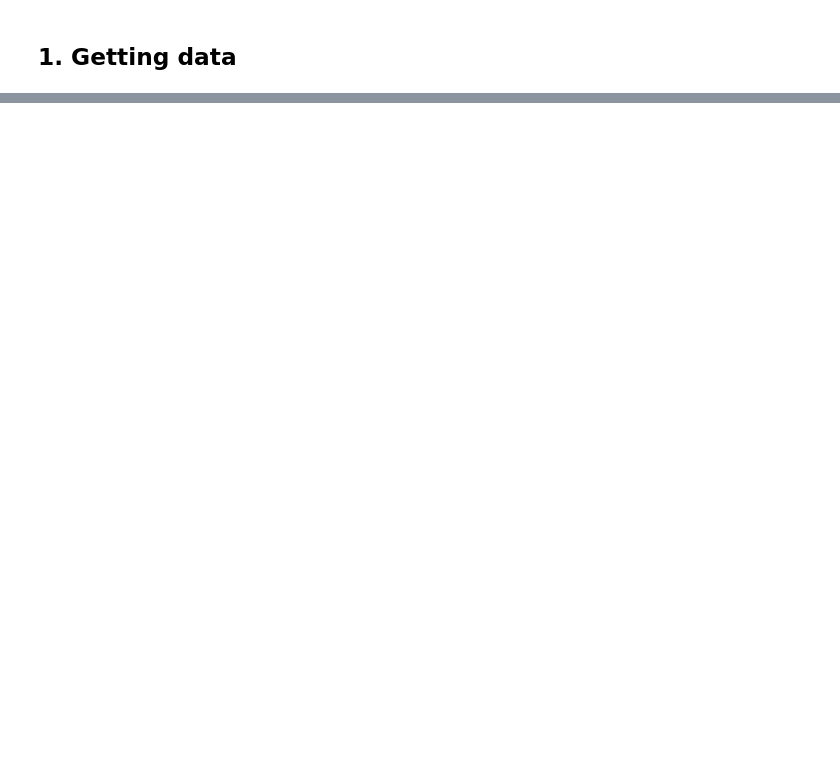
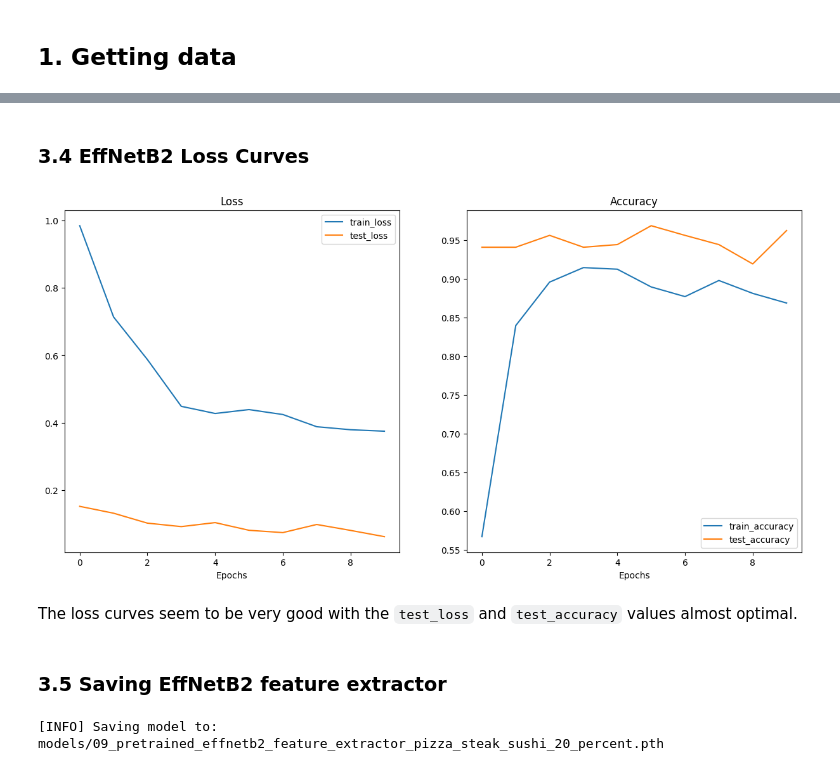
Before and after one commit to Aaron-Serpilin/Zero-To-Mastery-Pytorch, a Jupyter notebook: Fundamentals/09_PyTorch_Model_Deployment.ipynb, the cells around one changed output, grey strips where cells are left out. Saved outputs shown, nothing was run; the diff lists cells and outputs as text; code cells hidden in the pictures; blank space fills up the shorter version.

Commit message:
EffNetB2 feature extractor added

```diff
--- a/Fundamentals/09_PyTorch_Model_Deployment.ipynb
+++ b/Fundamentals/09_PyTorch_Model_Deployment.ipynb
@@ -140,0 +216,21 @@ device
+# %%
+def create_effnetb2_model(num_classes:int=3,
+                          seed:int=42):
+
+  weights = torchvision.models.EfficientNet_B2_Weights.DEFAULT
+  transforms = weights.transforms()
+  model = torchvision.models.efficientnet_b2(weights=weights)
+
+  for param in model.parameters():
+    param.requires_grad = False
+
+  torch.manual_seed(seed)
+  model.classifier = nn.Sequential(
+      nn.Dropout(p=0.3, inplace=True),
+      nn.Linear(in_features=1408, out_features=num_classes)
+  )
+
+  return model, transforms
+# %%
+effnetb2, effnetb2_transforms = create_effnetb2_model(num_classes=3,
+                                                      seed=42)
@@ -140,0 +265,6 @@ device
+# %%
+from going_modular import data_setup
+train_dataloader_effnetb2, test_dataloader_effnetb2, class_names = data_setup.create_dataloaders(train_dir=train_dir,
+                                                                                                 test_dir=test_dir,
+                                                                                                 transform=effnetb2_transforms,
+                                                                                                 batch_size=32)
@@ -140,0 +273,13 @@ device
+# %%
+from going_modular import engine
+
+optimizer = torch.optim.Adam(params=effnetb2.parameters(), lr=1e-3)
+loss_fn = torch.nn.CrossEntropyLoss()
+set_seeds()
+effnetb2_results = engine.train(model=effnetb2,
+                                train_dataloader=train_dataloader_effnetb2,
+                                test_dataloader=test_dataloader_effnetb2,
+                                epochs=10,
+                                optimizer=optimizer,
+                                loss_fn=loss_fn,
+                                device=device)
@@ -140,0 +297,20 @@ device
+# %% [markdown]
+### 3.4 EffNetB2 Loss Curves
+# %%
+from helper_functions import plot_loss_curves
+
+plot_loss_curves(effnetb2_results)
+# %% [output]
+[figure, added]
+# %% [markdown]
+The loss curves seem to be very good with the `test_loss` and `test_accuracy` values almost optimal.
+# %% [markdown]
+### 3.5 Saving EffNetB2 feature extractor
+# %%
+from going_modular import utils
+
+utils.save_model(model=effnetb2,
+                 target_dir="models",
+                 model_name="09_pretrained_effnetb2_feature_extractor_pizza_steak_sushi_20_percent.pth")
+# %% [output]
+[INFO] Saving model to: models/09_pretrained_effnetb2_feature_extractor_pizza_steak_sushi_20_percent.pth
```
Also changed, not shown: parts of 23 cells of this notebook.
